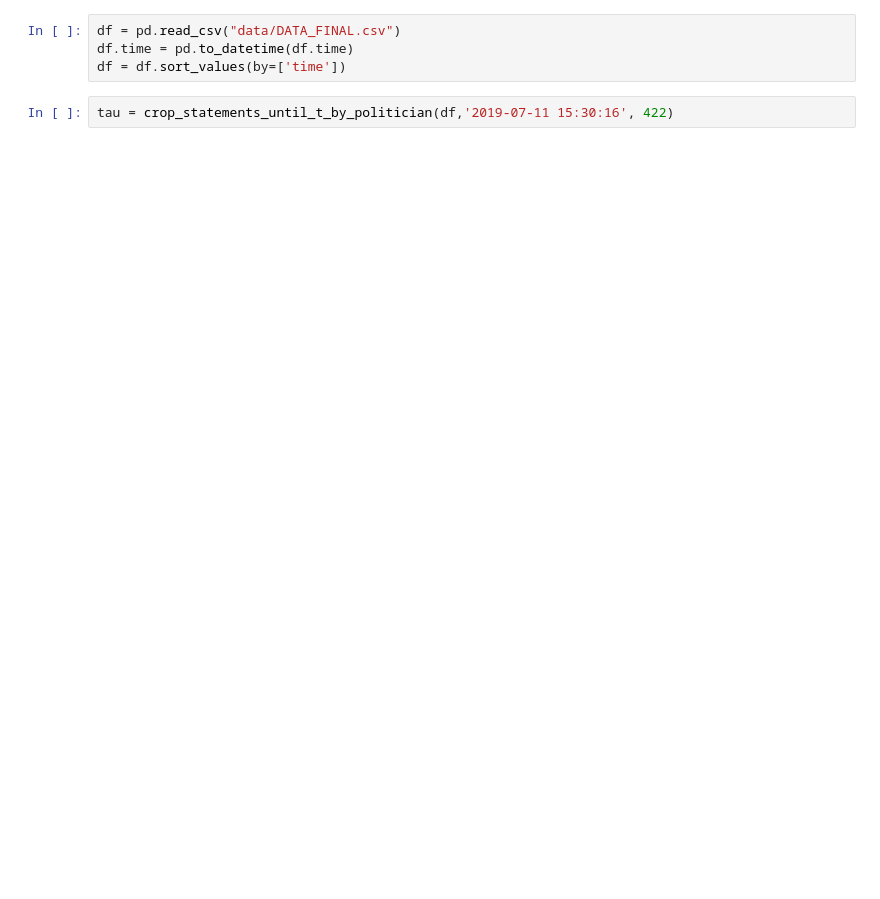
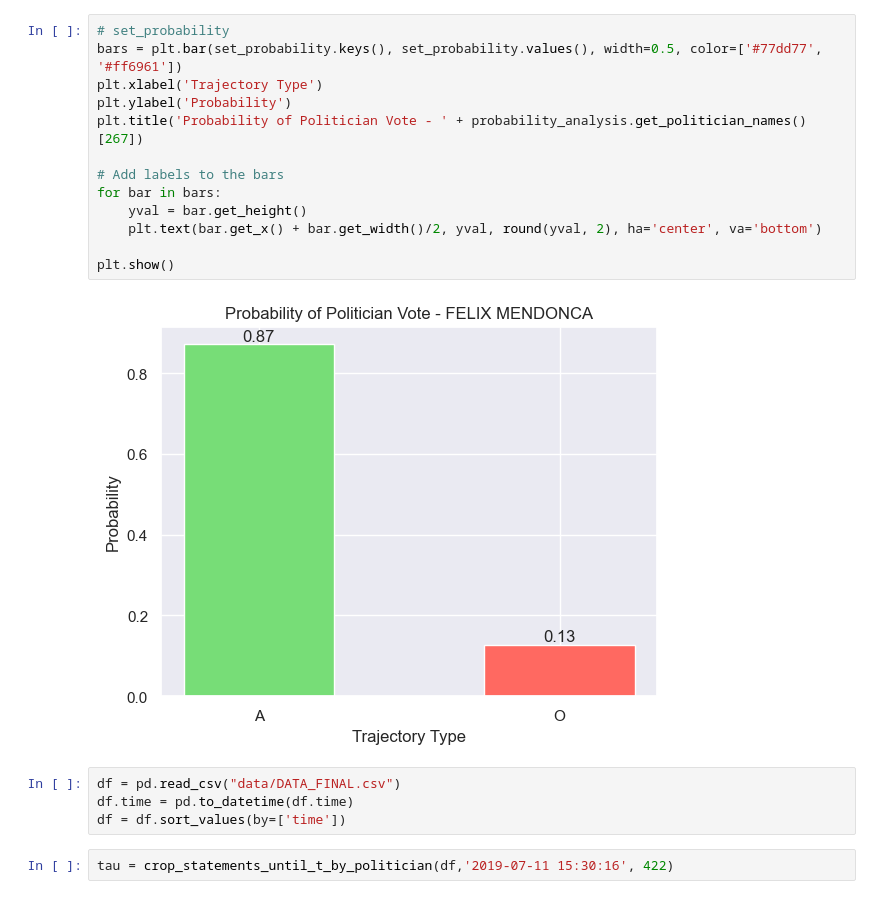
Before and after one commit to JoaoRibeiroMedeiros/political, a Jupyter notebook: notebooks/01-ProbabilityTests.ipynb, the cells around one changed output. Drawn from its saved outputs; the diff is of its cells as text; blank space fills up the shorter version.

```diff
--- a/notebooks/01-ProbabilityTests.ipynb
+++ b/notebooks/01-ProbabilityTests.ipynb
@@ -47,3 +168,18 @@ A_trajectories, O_trajectories, all_trajectories, set_probability = Experimento.
+# %%
+# set_probability
+bars = plt.bar(set_probability.keys(), set_probability.values(), width=0.5, color=['#77dd77', '#ff6961'])
+plt.xlabel('Trajectory Type')
+plt.ylabel('Probability')
+plt.title('Probability of Politician Vote - ' + probability_analysis.get_politician_names()[267])
+
+# Add labels to the bars
+for bar in bars:
+    yval = bar.get_height()
+    plt.text(bar.get_x() + bar.get_width()/2, yval, round(yval, 2), ha='center', va='bottom')
+
+plt.show()
+# %% [output]
+[figure, added]
 # %%
 df = pd.read_csv("data/DATA_FINAL.csv")
 df.time = pd.to_datetime(df.time)
```
Also changed, not shown: parts of 12 cells of this notebook, 2 other files.
